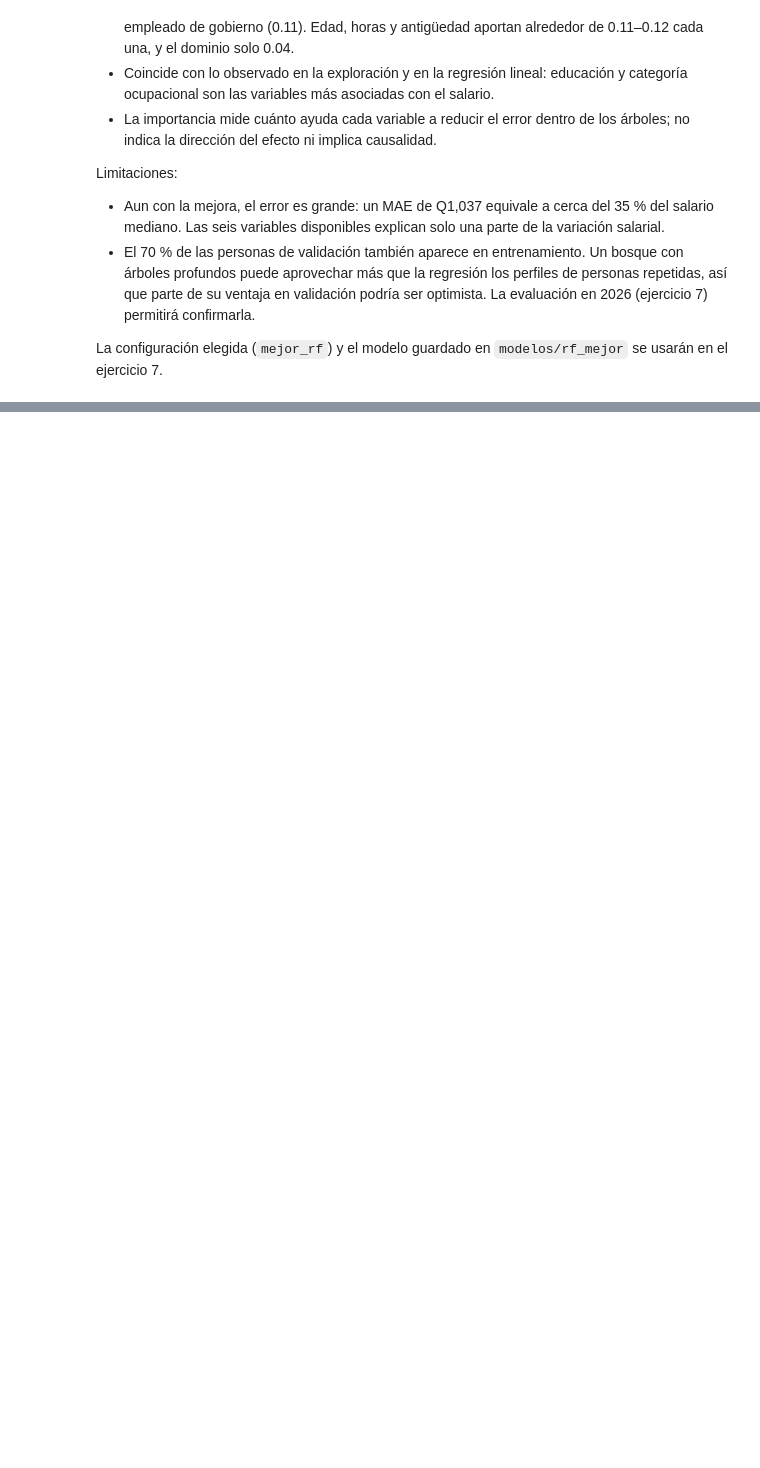
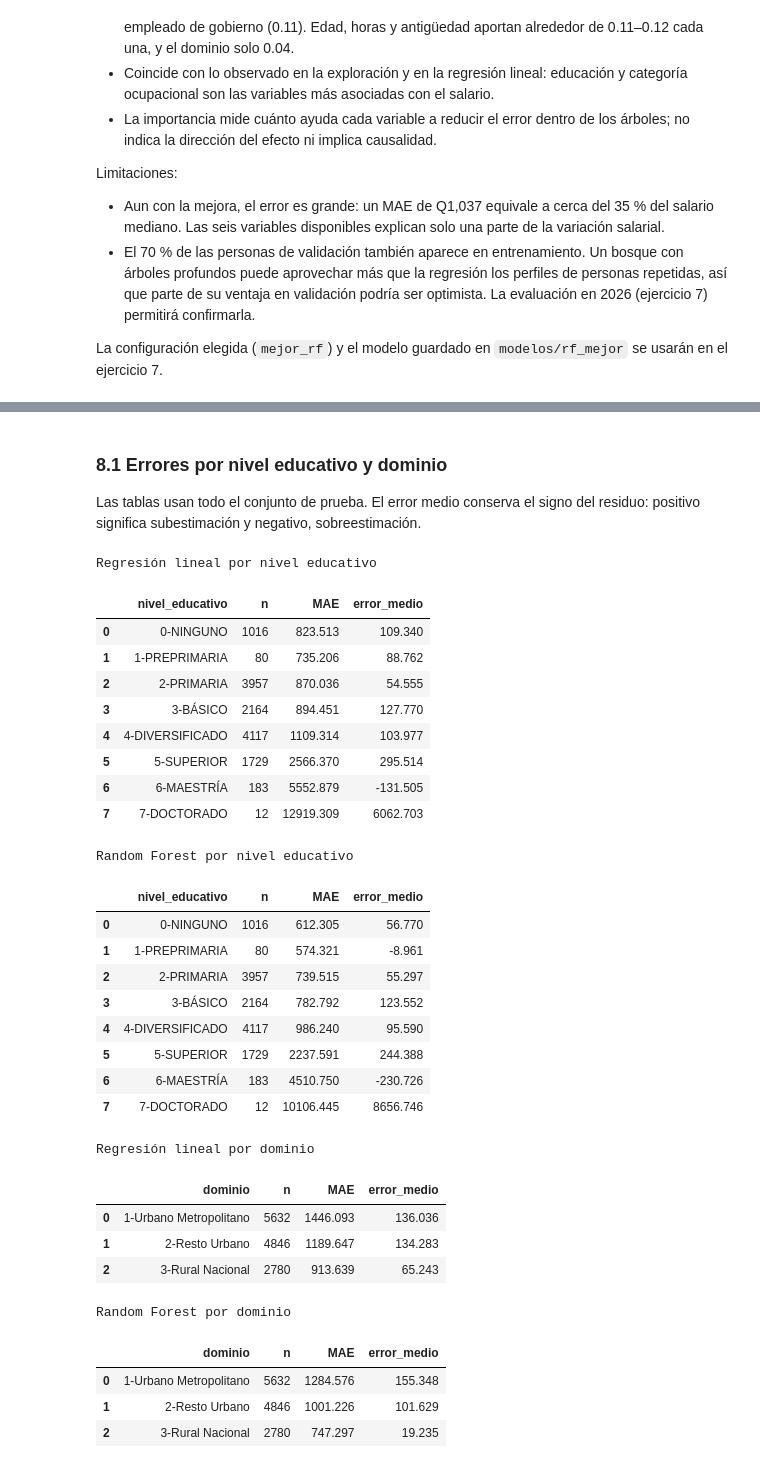
Before and after one commit to Qu3zada22/lab7-md, a Jupyter notebook: lab7_eneic.ipynb, the cells around one changed output, grey strips where cells are left out. Saved outputs shown, nothing was run; the diff lists cells and outputs as text; code cells hidden in the pictures; blank space fills up the shorter version.

```diff
--- a/lab7_eneic.ipynb
+++ b/lab7_eneic.ipynb
@@ -1553,0 +1664,57 @@ La configuración elegida (`mejor_rf`) y el modelo guardado en `modelos/rf_mejor
+# %% [markdown]
+### 8.1 Errores por nivel educativo y dominio
+
+Las tablas usan todo el conjunto de prueba. El error medio conserva el signo del residuo: positivo significa subestimación y negativo, sobreestimación.
+# %%
+from IPython.display import display
+
+def tabla_error_grupo(predicciones, grupo):
+    return (predicciones
+        .withColumn("residuo", F.col(OBJETIVO) - F.col("prediction"))
+        .groupBy(grupo)
+        .agg(F.count("*").alias("n"),
+             F.avg(F.abs("residuo")).alias("MAE"),
+             F.avg("residuo").alias("error_medio"))
+        .orderBy(grupo)
+        .toPandas())
+
+tabla_educacion_lr = tabla_error_grupo(pred_lr_test, "nivel_educativo")
+tabla_educacion_rf = tabla_error_grupo(pred_rf_test, "nivel_educativo")
+tabla_dominio_lr = tabla_error_grupo(pred_lr_test, "dominio")
+tabla_dominio_rf = tabla_error_grupo(pred_rf_test, "dominio")
+
+print("Regresión lineal por nivel educativo"); display(tabla_educacion_lr.round(3))
+print("Random Forest por nivel educativo"); display(tabla_educacion_rf.round(3))
+print("Regresión lineal por dominio"); display(tabla_dominio_lr.round(3))
+print("Random Forest por dominio"); display(tabla_dominio_rf.round(3))
+# %% [output]
+Regresión lineal por nivel educativo
+|  | nivel_educativo | n | MAE | error_medio |
+| 0 | 0-NINGUNO | 1016 | 823.513 | 109.340 |
+| 1 | 1-PREPRIMARIA | 80 | 735.206 | 88.762 |
+| 2 | 2-PRIMARIA | 3957 | 870.036 | 54.555 |
+| 3 | 3-BÁSICO | 2164 | 894.451 | 127.770 |
+| 4 | 4-DIVERSIFICADO | 4117 | 1109.314 | 103.977 |
+| 5 | 5-SUPERIOR | 1729 | 2566.370 | 295.514 |
+| 6 | 6-MAESTRÍA | 183 | 5552.879 | -131.505 |
+| 7 | 7-DOCTORADO | 12 | 12919.309 | 6062.703 |
+Random Forest por nivel educativo
+|  | nivel_educativo | n | MAE | error_medio |
+| 0 | 0-NINGUNO | 1016 | 612.305 | 56.770 |
+| 1 | 1-PREPRIMARIA | 80 | 574.321 | -8.961 |
+| 2 | 2-PRIMARIA | 3957 | 739.515 | 55.297 |
+| 3 | 3-BÁSICO | 2164 | 782.792 | 123.552 |
+| 4 | 4-DIVERSIFICADO | 4117 | 986.240 | 95.590 |
+| 5 | 5-SUPERIOR | 1729 | 2237.591 | 244.388 |
+| 6 | 6-MAESTRÍA | 183 | 4510.750 | -230.726 |
+| 7 | 7-DOCTORADO | 12 | 10106.445 | 8656.746 |
+Regresión lineal por dominio
+|  | dominio | n | MAE | error_medio |
+| 0 | 1-Urbano Metropolitano | 5632 | 1446.093 | 136.036 |
+| 1 | 2-Resto Urbano | 4846 | 1189.647 | 134.283 |
+| 2 | 3-Rural Nacional | 2780 | 913.639 | 65.243 |
+Random Forest por dominio
+|  | dominio | n | MAE | error_medio |
+| 0 | 1-Urbano Metropolitano | 5632 | 1284.576 | 155.348 |
+| 1 | 2-Resto Urbano | 4846 | 1001.226 | 101.629 |
+| 2 | 3-Rural Nacional | 2780 | 747.297 | 19.235 |
```
Also changed, not shown: parts of 26 cells of this notebook, 2 other files.
